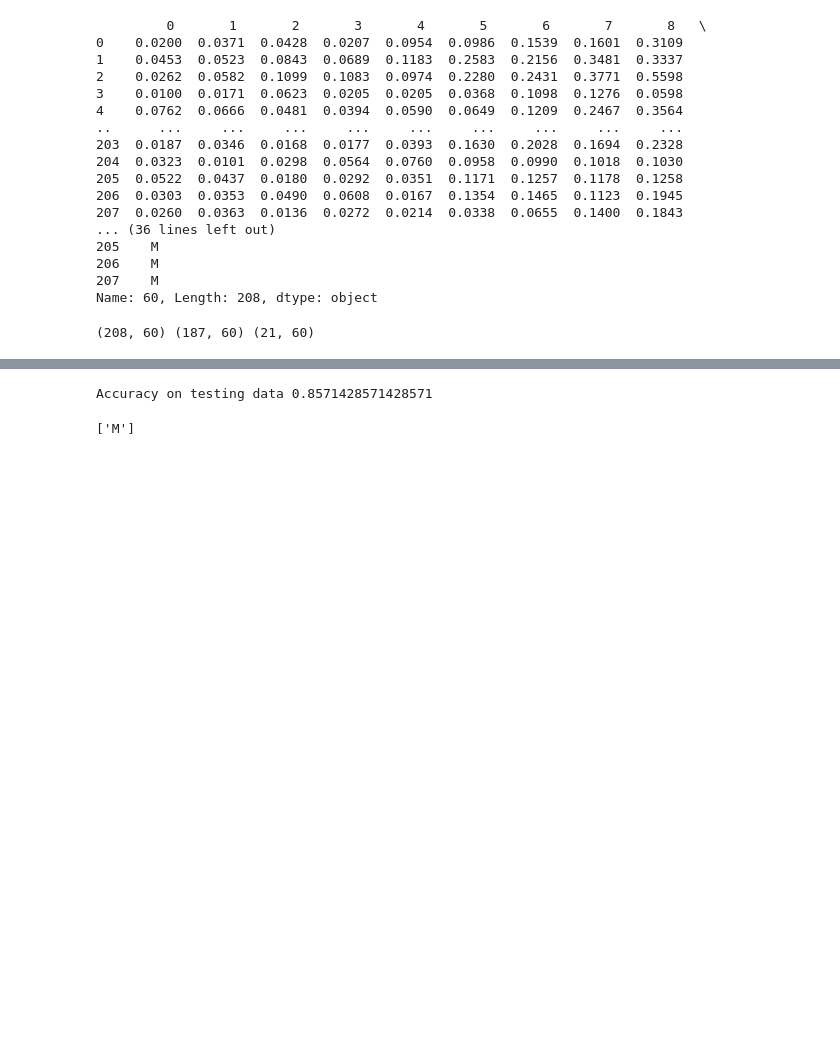
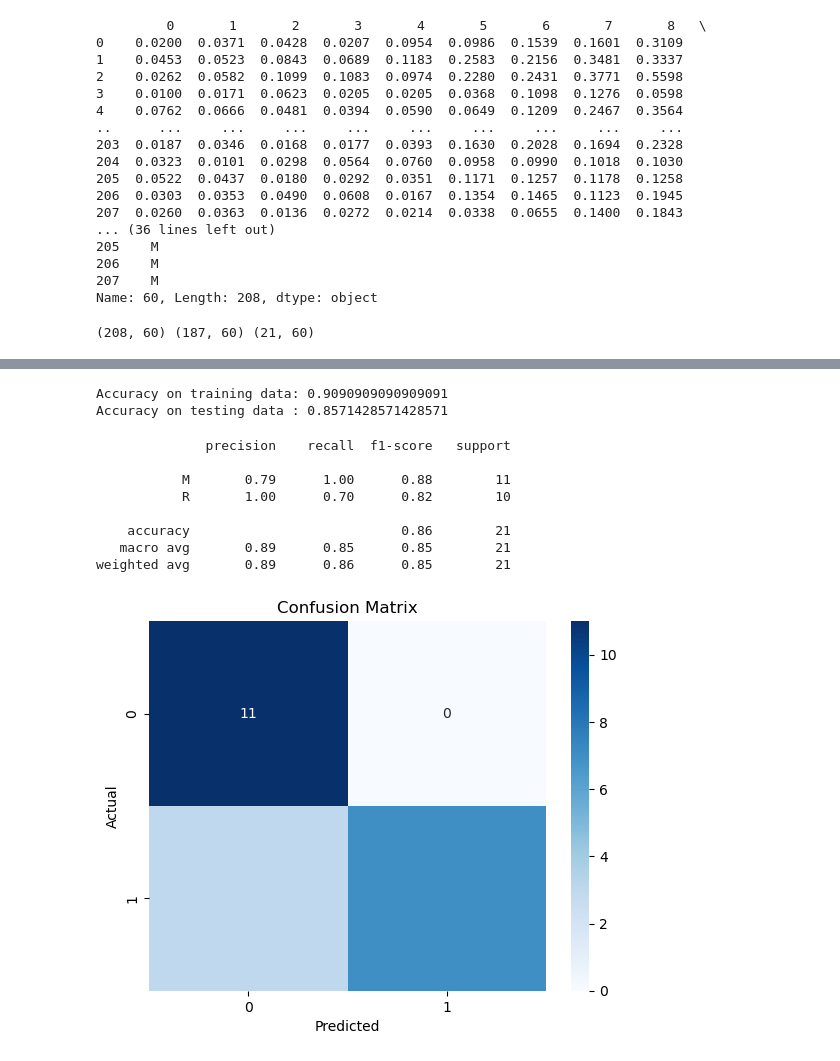
Before and after one commit to bivek127/ml-practice-projects, a Jupyter notebook: sonar-rock-vs-mine/notebook.ipynb, the cells around one changed output, grey strips where cells are left out. Drawn from its saved outputs; the diff is of its cells as text; code cells hidden in the pictures; blank space fills up the shorter version.

Commit message:
add confusion matrix and clean notebook artifacts

```diff
--- a/sonar-rock-vs-mine/notebook.ipynb
+++ b/sonar-rock-vs-mine/notebook.ipynb
@@ -135,4 +135,12 @@ print(X.shape, X_train.shape, X_test.shape)
 # %% [output]
 (208, 60) (187, 60) (21, 60)
 # %%
-model = LogisticRegression()
+from sklearn.pipeline import Pipeline
+from sklearn.preprocessing import StandardScaler
+
+model = Pipeline([
+    ("scaler", StandardScaler()),
+    ("logreg", LogisticRegression(max_iter=1000))
+])
+
+model.fit(X_train, Y_train)
@@ -156,14 +149,0 @@ test_data_accuracy = accuracy_score(X_test_prediction, Y_test)
-# %%
-print("Accuracy on testing data", test_data_accuracy)
-# %% [output]
-Accuracy on testing data 0.8571428571428571
-# %%
-#Making a Predictive System
-input_data = (0.0262,0.0582,0.1099,0.1083,0.0974,0.2280,0.2431,0.3771,0.5598,0.6194,0.6333,0.7060,0.5544,0.5320,0.6479,0.6931,0.6759,0.7551,0.8929,0.8619,0.7974,0.6737,0.4293,0.3648,0.5331,0.2413,0.5070,0.8533,0.6036,0.8514,0.8512,0.5045,0.1862,0.2709,0.4232,0.3043,0.6116,0.6756,0.5375,0.4719,0.4647,0.2587,0.2129,0.2222,0.2111,0.0176,0.1348,0.0744,0.0130,0.0106,0.0033,0.0232,0.0166,0.0095,0.0180,0.0244,0.0316,0.0164,0.0095,0.0078)
-
-#reshape the np array as we are predicting for one instance
-input_data_reshaped = input_data_as_numpy_array.reshape(1, -1)
-prediction = model.predict(input_data_reshaped)
-print(prediction)
-# %% [output]
-['M']
@@ -169,0 +153,34 @@ print(prediction)
+# %%
+from sklearn.metrics import accuracy_score
+
+training_data_accuracy = accuracy_score(Y_train, X_train_prediction)
+test_data_accuracy     = accuracy_score(Y_test, X_test_prediction)
+
+print("Accuracy on training data:", training_data_accuracy)
+print("Accuracy on testing data :", test_data_accuracy)
+# %% [output]
+Accuracy on training data: 0.9090909090909091
+Accuracy on testing data : 0.8571428571428571
+# %%
+from sklearn.metrics import classification_report, confusion_matrix
+import seaborn as sns
+import matplotlib.pyplot as plt
+
+print(classification_report(Y_test, X_test_prediction))
+
+cm = confusion_matrix(Y_test, X_test_prediction)
+sns.heatmap(cm, annot=True, fmt="d", cmap="Blues")
+plt.xlabel("Predicted")
+plt.ylabel("Actual")
+plt.title("Confusion Matrix")
+plt.show()
+# %% [output]
+              precision    recall  f1-score   support
+
+           M       0.79      1.00      0.88        11
+           R       1.00      0.70      0.82        10
+
+    accuracy                           0.86        21
+   macro avg       0.89      0.85      0.85        21
+weighted avg       0.89      0.86      0.85        21
+[figure, added]
```
Also changed, not shown: parts of 6 cells of this notebook, 1 other file.
